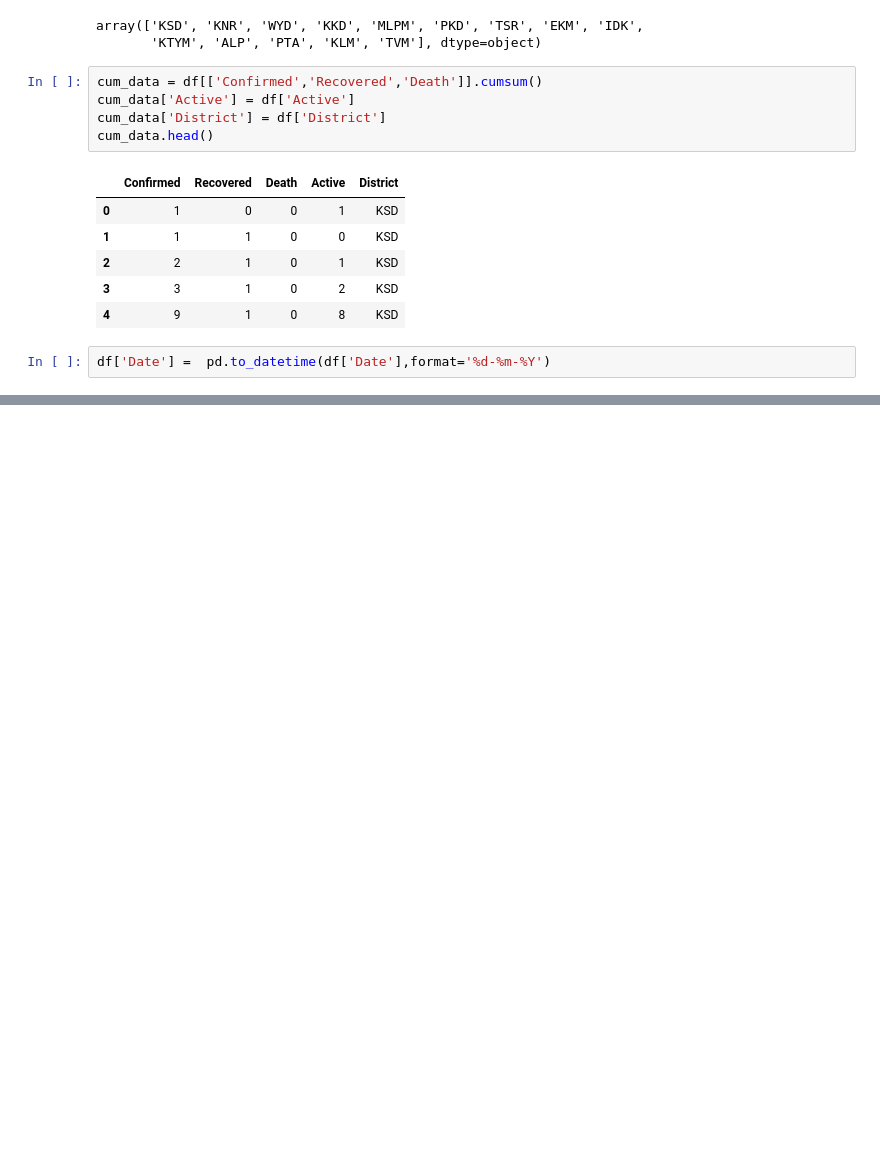
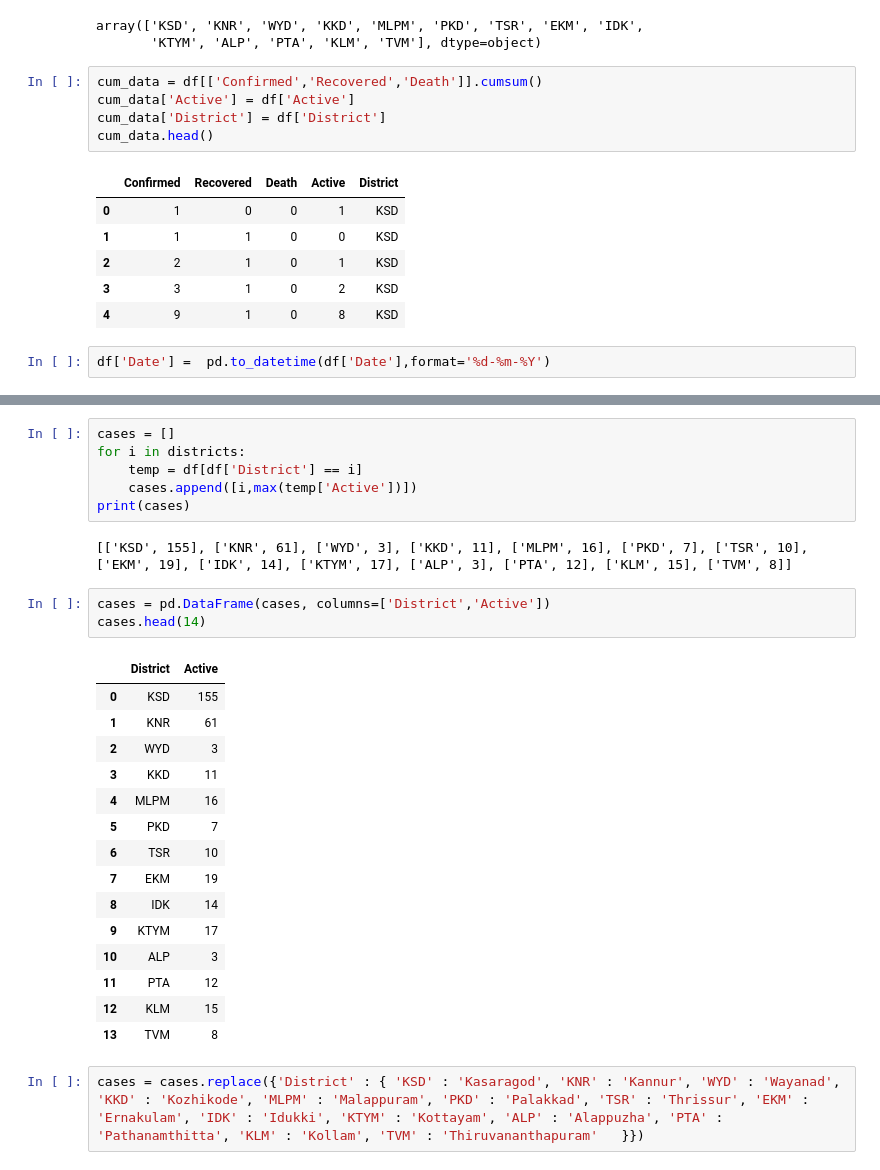
Before and after one commit to ashwindasr/Coursera_Capstone, a Jupyter notebook: final_project.ipynb, the cells around one changed output, grey strips where cells are left out. Saved outputs shown, nothing was run; the diff lists cells and outputs as text; blank space fills up the shorter version.

```diff
--- a/final_project.ipynb
+++ b/final_project.ipynb
@@ -106,0 +63,29 @@ for i in districts:
+# %%
+cases = []
+for i in districts:
+    temp = df[df['District'] == i]
+    cases.append([i,max(temp['Active'])])
+print(cases)
+# %% [output]
+[['KSD', 155], ['KNR', 61], ['WYD', 3], ['KKD', 11], ['MLPM', 16], ['PKD', 7], ['TSR', 10], ['EKM', 19], ['IDK', 14], ['KTYM', 17], ['ALP', 3], ['PTA', 12], ['KLM', 15], ['TVM', 8]]
+# %%
+cases = pd.DataFrame(cases, columns=['District','Active'])
+cases.head(14)
+# %% [output]
+|  | District | Active |
+| 0 | KSD | 155 |
+| 1 | KNR | 61 |
+| 2 | WYD | 3 |
+| 3 | KKD | 11 |
+| 4 | MLPM | 16 |
+| 5 | PKD | 7 |
+| 6 | TSR | 10 |
+| 7 | EKM | 19 |
+| 8 | IDK | 14 |
+| 9 | KTYM | 17 |
+| 10 | ALP | 3 |
+| 11 | PTA | 12 |
+| 12 | KLM | 15 |
+| 13 | TVM | 8 |
+# %%
+cases = cases.replace({'District' : { 'KSD' : 'Kasaragod', 'KNR' : 'Kannur', 'WYD' : 'Wayanad', 'KKD' : 'Kozhikode', 'MLPM' : 'Malappuram', 'PKD' : 'Palakkad', 'TSR' : 'Thrissur', 'EKM' : 'Ernakulam', 'IDK' : 'Idukki', 'KTYM' : 'Kottayam', 'ALP' : 'Alappuzha', 'PTA' : 'Pathanamthitta', 'KLM' : 'Kollam', 'TVM' : 'Thiruvananthapuram'   }})
```
Also changed, not shown: parts of 17 cells of this notebook, 3 other files.
